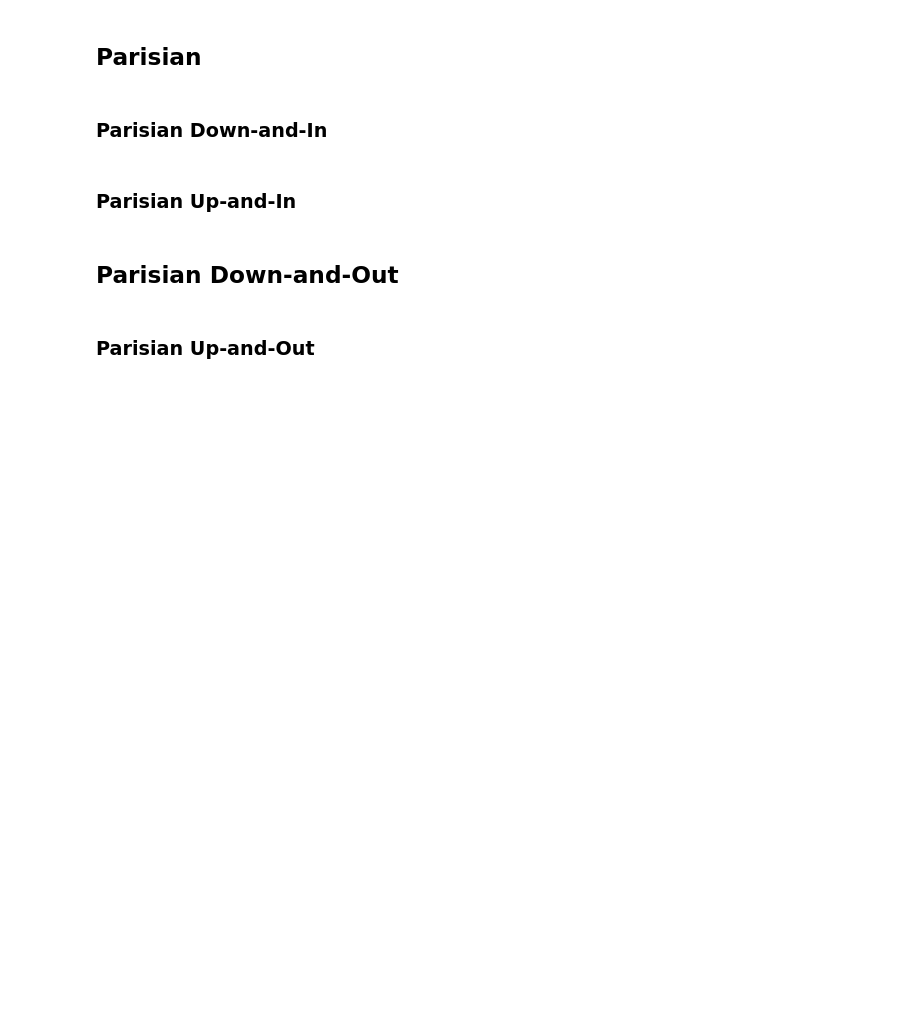
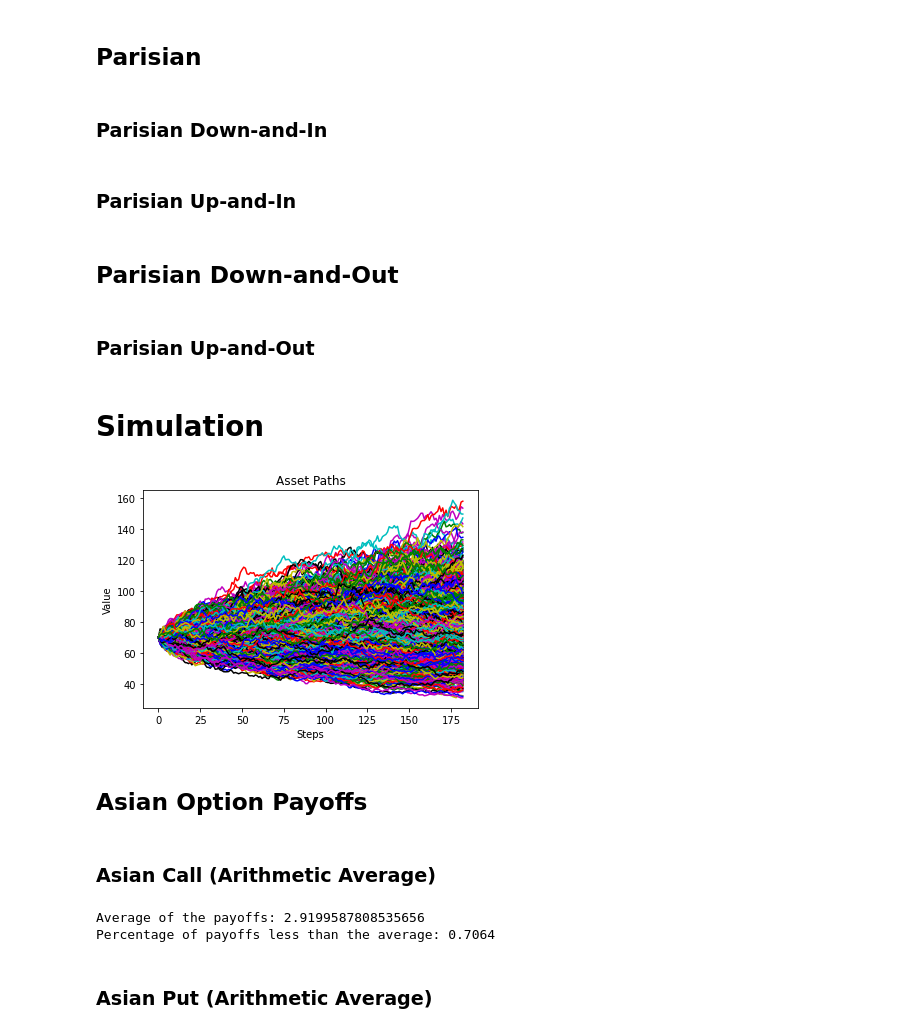
Before and after one commit to DJFungi/montycarlo, a Jupyter notebook: optionpricing.ipynb, the cells around one changed output. Saved outputs shown, nothing was run; the diff lists cells and outputs as text; code cells hidden in the pictures; blank space fills up the shorter version.

Commit message:
Added averages of options and creation of monte carlo simulation

```diff
--- a/optionpricing.ipynb
+++ b/optionpricing.ipynb
@@ -909,3 +905,65 @@ path = [800, 800, 1, 110]
 
 if (parisUpOutPut(path, 90, K, rebate) != rebate()):
     print("Test failed! produced wrong payoff 6")
+# %% [markdown]
+# Simulation
+# %%
+# Some silly function to change the color of each asset path rotating accordingly
+def rotate_color(color):
+    colors = ['b','g','r','c','m','y','k']
+    if color == colors[len(colors)-1]:
+        return colors[0]
+    else:
+        for i in range(len(colors)):
+            if colors[i] == color:
+                return colors[i+1]
+# %%
+# This is the simulation, analyzing the payoff of 5000 paths given the following:
+# Initial price S0 = 70
+# Strike price K = 72
+# Volatility of the stock price - 0.30
+# Risk-free rate r=r(t)= 0.04
+# Time Step = 1/365 (daily)
+# Time to maturity (in years) T = 0.50 (6 Months)
+# Number of Simulated Paths n = 5000
+sim_paths = assetPaths(70,0.04,.30,1/365,182,5000)
+#Plot the paths
+plt.title("Asset Paths")
+plt.xlabel("Steps")
+plt.ylabel("Value")
+temp = 'b'
+for x in sim_paths:
+    i = np.arange(0,len(x))
+    j = np.array(x)
+    plt.plot(i,j,temp)
+    temp = rotate_color(temp)
+
+plt.show()
+# %% [output]
+[figure, added]
+# %% [markdown]
+## Asian Option Payoffs
+# %% [markdown]
+### Asian Call (Arithmetic Average)
+# %%
+# Compute the average between each Asain Call Option Payoff
+payoffs = []
+for x in sim_paths:
+    payoffs.append(asianAvgPriceCall(x, 72))
+
+total = 0
+for x in payoffs:
+    total += x
+
+average = total/len(payoffs)
+print(f"Average of the payoffs: {average}")
+temp = 0
+for x in payoffs:
+    if x < average:
+        temp += 1
+print(f"Percentage of payoffs less than the average: {temp/len(payoffs)}")
+# %% [output]
+Average of the payoffs: 2.9199587808535656
+Percentage of payoffs less than the average: 0.7064
+# %% [markdown]
+### Asian Put (Arithmetic Average)
```
Also changed, not shown: parts of 60 cells of this notebook.
